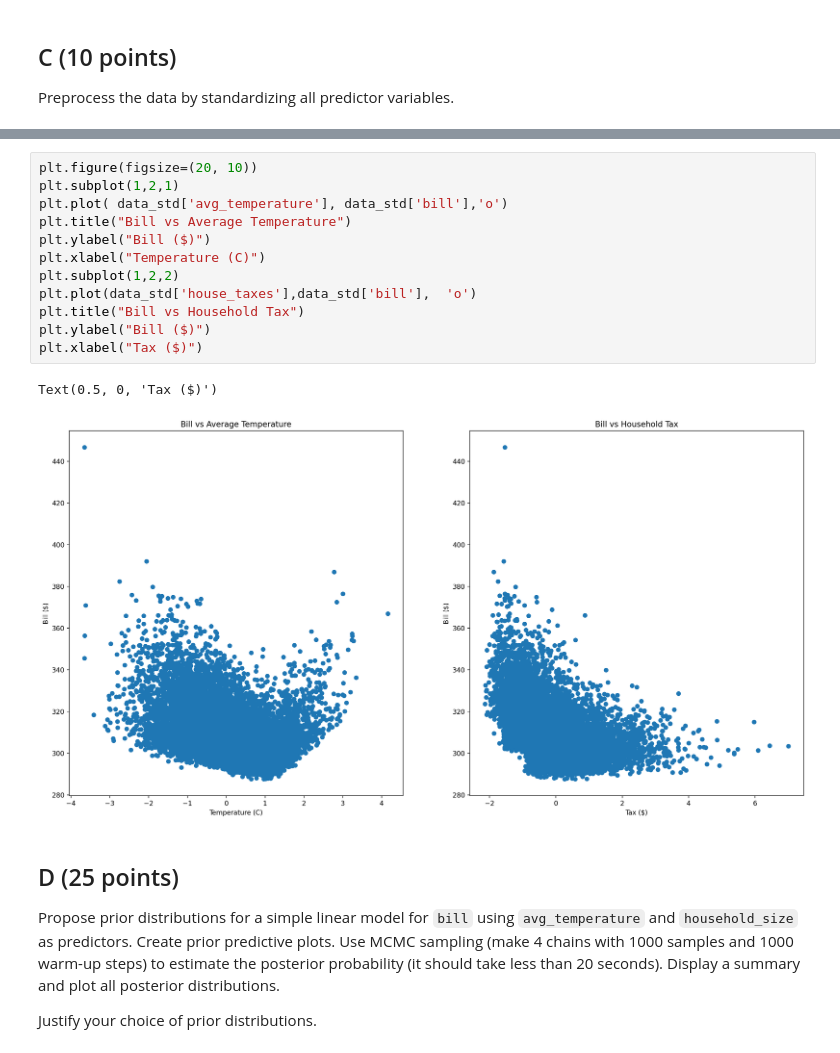
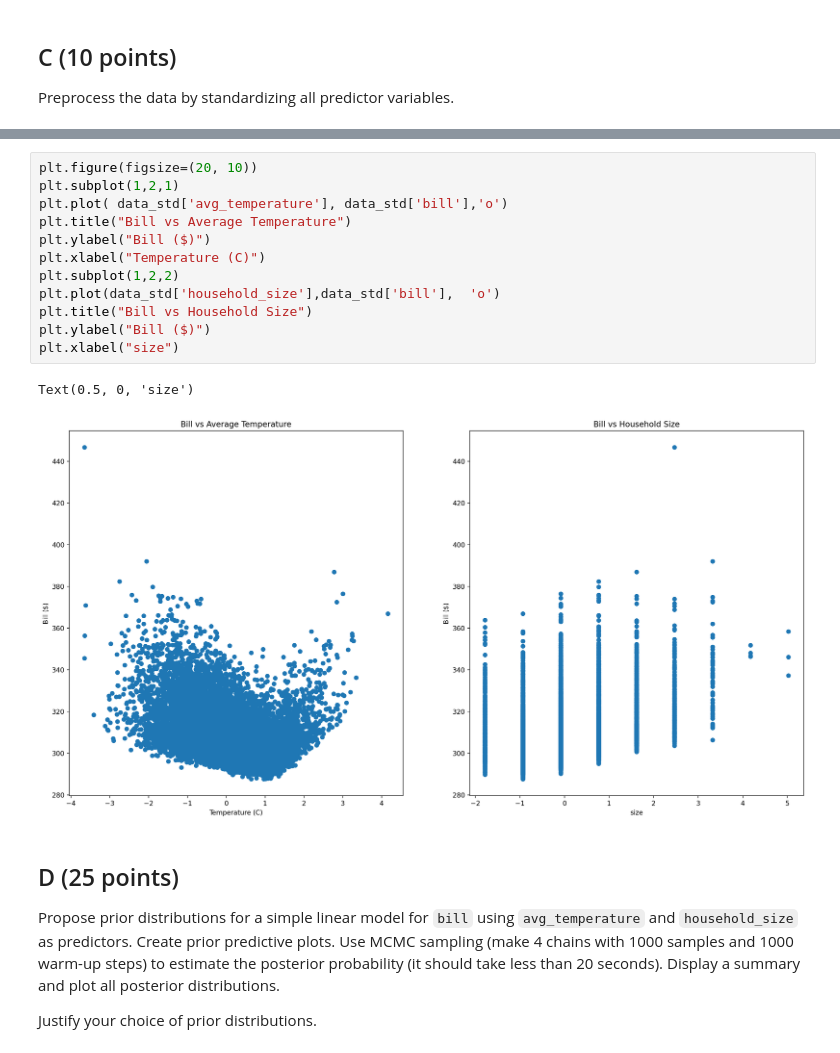
Before and after one commit to howardchen29/Math509, a Jupyter notebook: Midterm Exam.ipynb, the cells around one changed output, grey strips where cells are left out. Drawn from its saved outputs; the diff is of its cells as text.

```diff
--- a/Midterm Exam.ipynb
+++ b/Midterm Exam.ipynb
@@ -132,18 +132,18 @@ data_std
 # %%
 plt.figure(figsize=(20, 10))
 plt.subplot(1,2,1)
 plt.plot( data_std['avg_temperature'], data_std['bill'],'o')
 plt.title("Bill vs Average Temperature")
 plt.ylabel("Bill ($)")
 plt.xlabel("Temperature (C)")
 plt.subplot(1,2,2)
-plt.plot(data_std['house_taxes'],data_std['bill'],  'o')
-plt.title("Bill vs Household Tax")
+plt.plot(data_std['household_size'],data_std['bill'],  'o')
+plt.title("Bill vs Household Size")
 plt.ylabel("Bill ($)")
-plt.xlabel("Tax ($)")
+plt.xlabel("size")
 # %% [output]
-Text(0.5, 0, 'Tax ($)')
+Text(0.5, 0, 'size')
-[figure, old version]
+[figure, new version]
 # %% [markdown]
 ## D (25 points)
 
```
Also changed, not shown: parts of 14 cells of this notebook.
